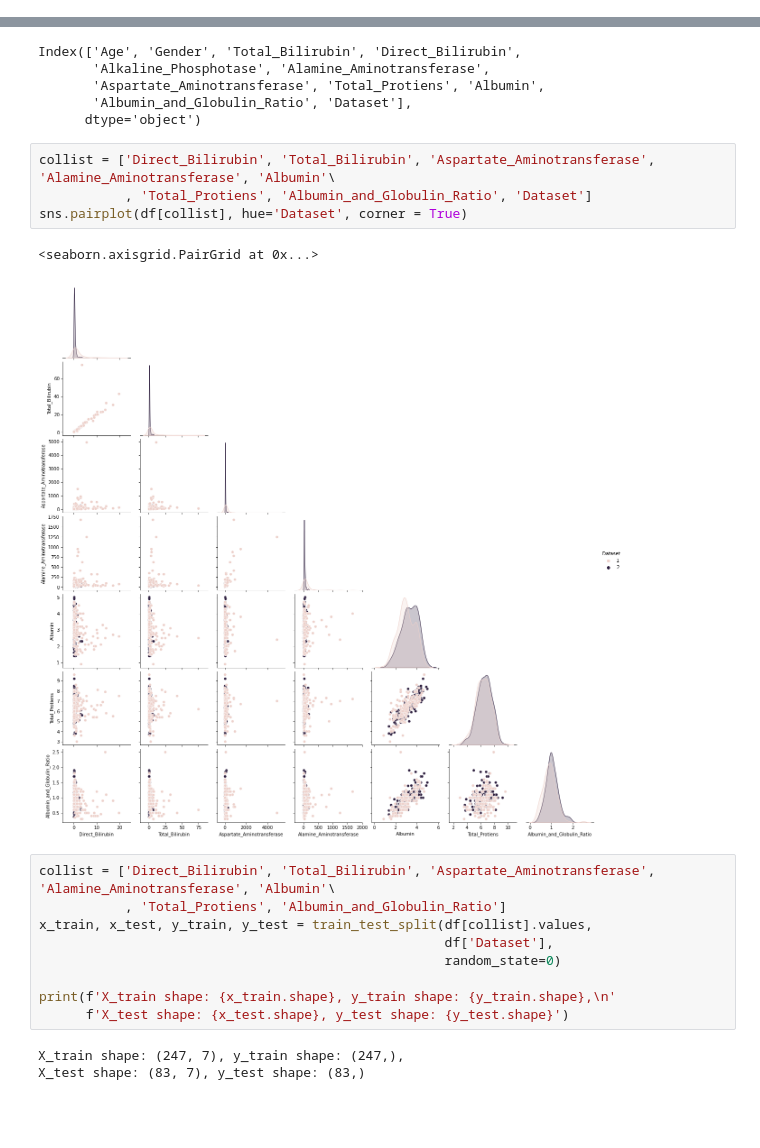
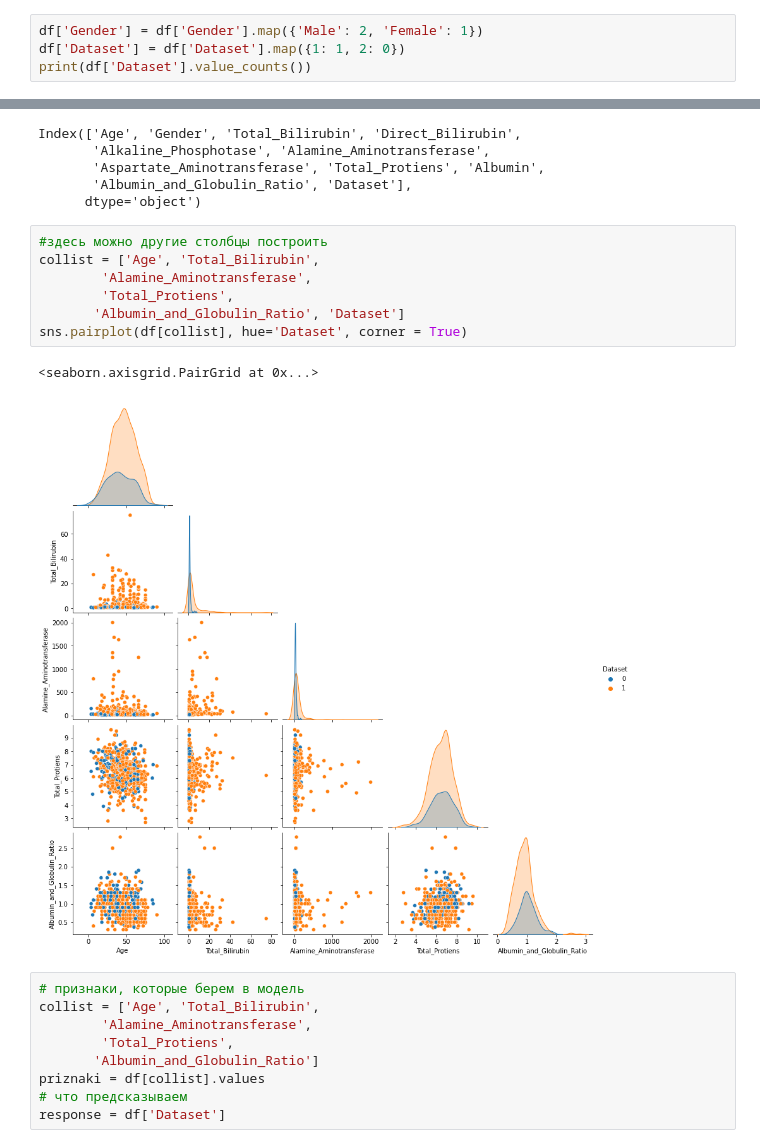
Before and after one commit to CactysFedya/ML, a Jupyter notebook: Classifier.ipynb, the cells around one changed output, grey strips where cells are left out. Cells and saved outputs as stored; diff of their text form; blank space fills up the shorter version.

```diff
--- a/Classifier.ipynb
+++ b/Classifier.ipynb
@@ -30,3 +31,7 @@ print(df['Dataset'].value_counts())
 1    414
 2    165
 Name: Dataset, dtype: int64
+# %%
+df['Gender'] = df['Gender'].map({'Male': 2, 'Female': 1})
+df['Dataset'] = df['Dataset'].map({1: 1, 2: 0})
+print(df['Dataset'].value_counts())
@@ -67,21 +76,21 @@ Index(['Age', 'Gender', 'Total_Bilirubin', 'Direct_Bilirubin',
        'Albumin_and_Globulin_Ratio', 'Dataset'],
       dtype='object')
 # %%
-collist = ['Direct_Bilirubin', 'Total_Bilirubin', 'Aspartate_Aminotransferase', 'Alamine_Aminotransferase', 'Albumin'\
-           , 'Total_Protiens', 'Albumin_and_Globulin_Ratio', 'Dataset']
+#здесь можно другие столбцы построить
+collist = ['Age', 'Total_Bilirubin',
+        'Alamine_Aminotransferase',
+        'Total_Protiens',
+       'Albumin_and_Globulin_Ratio', 'Dataset']
 sns.pairplot(df[collist], hue='Dataset', corner = True)
 # %% [output]
 <seaborn.axisgrid.PairGrid at 0x...>
-[figure, old version]
+[figure, new version]
 # %%
-collist = ['Direct_Bilirubin', 'Total_Bilirubin', 'Aspartate_Aminotransferase', 'Alamine_Aminotransferase', 'Albumin'\
-           , 'Total_Protiens', 'Albumin_and_Globulin_Ratio']
-x_train, x_test, y_train, y_test = train_test_split(df[collist].values,
-                                                    df['Dataset'],
-                                                    random_state=0)
-
-print(f'X_train shape: {x_train.shape}, y_train shape: {y_train.shape},\n'
-      f'X_test shape: {x_test.shape}, y_test shape: {y_test.shape}')
+# признаки, которые берем в модель
+collist = ['Age', 'Total_Bilirubin',
+        'Alamine_Aminotransferase',
+        'Total_Protiens',
+       'Albumin_and_Globulin_Ratio']
+priznaki = df[collist].values
+# что предсказываем
+response = df['Dataset']
-# %% [output]
-X_train shape: (247, 7), y_train shape: (247,),
-X_test shape: (83, 7), y_test shape: (83,)
```
Also changed, not shown: parts of 55 cells of this notebook.
